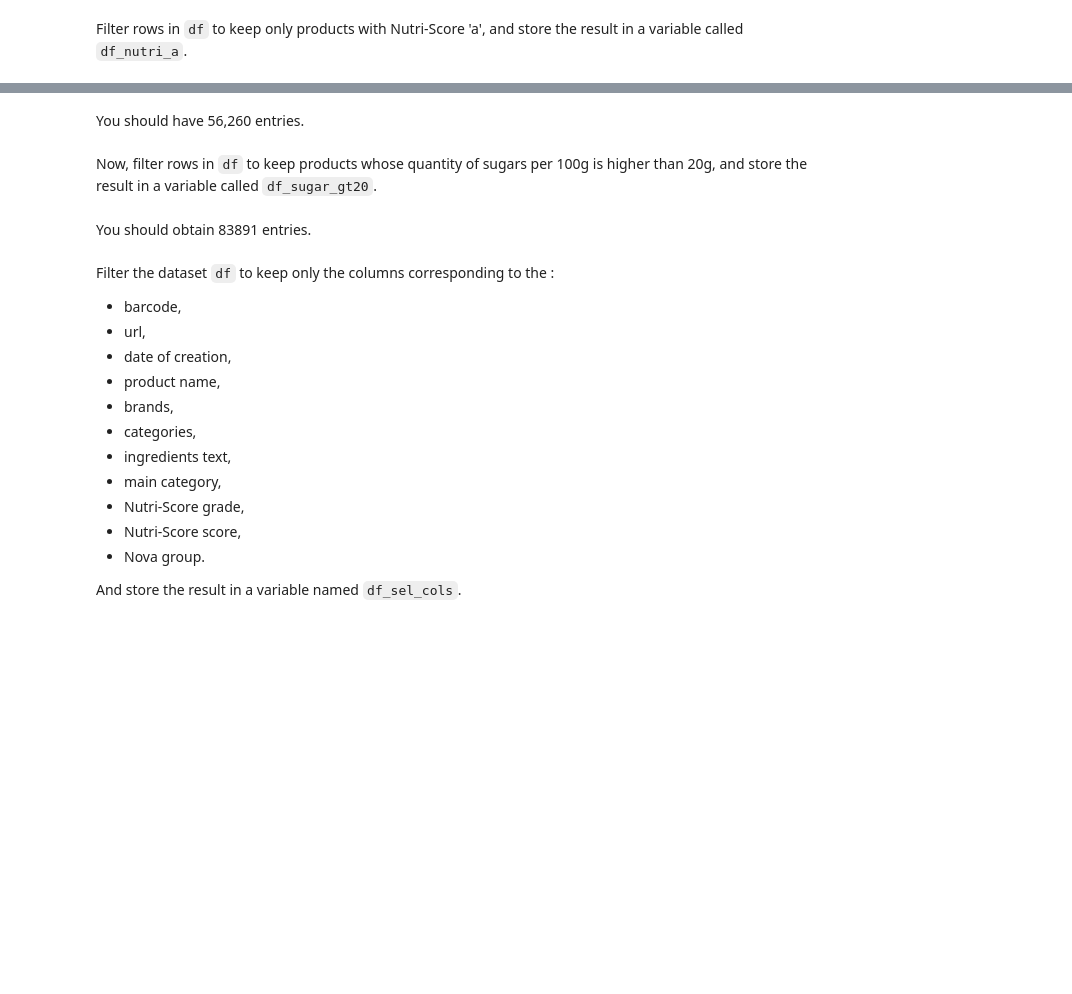
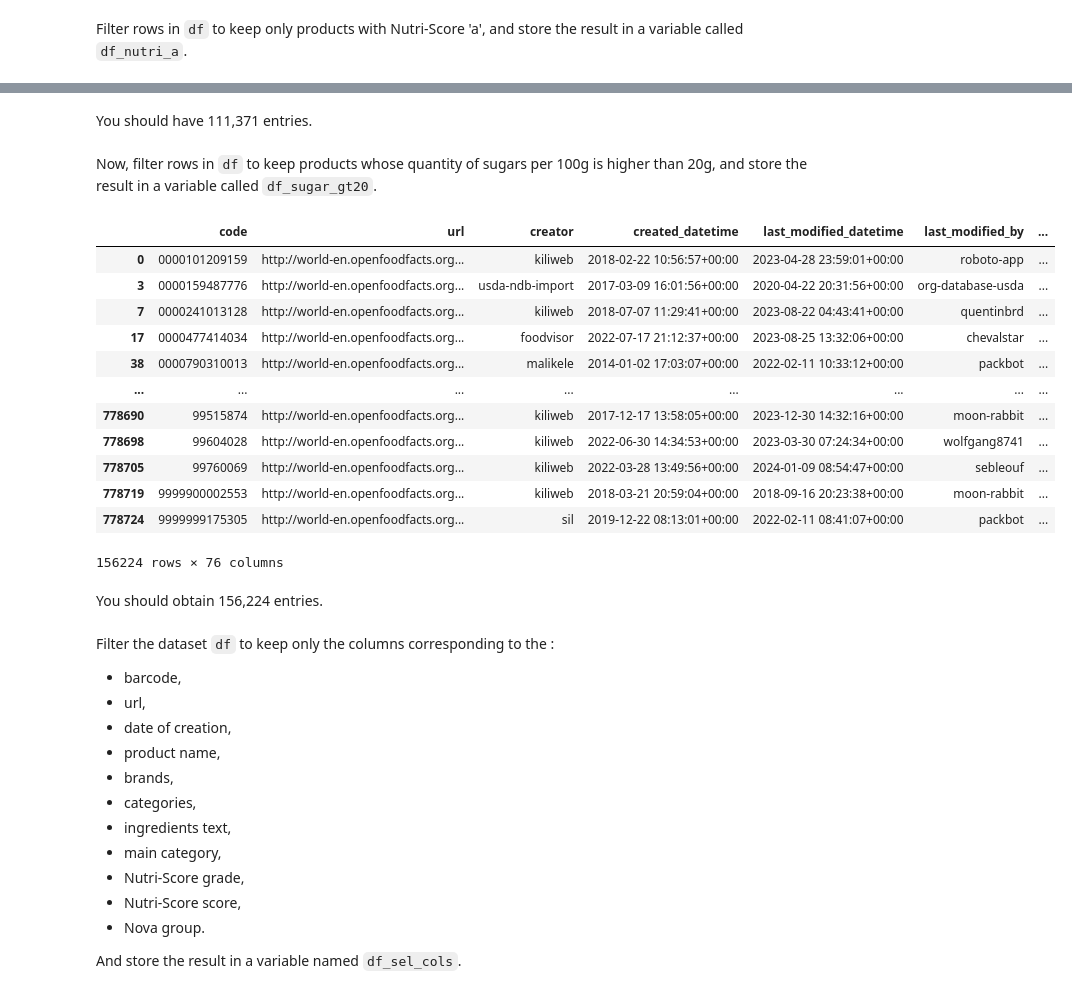
Before and after one commit to moreymat/scpo-data-science-bootcamp, a Jupyter notebook: notebooks/4_pandas_basics.ipynb, the cells around one changed output, grey strips where cells are left out. Drawn from its saved outputs; the diff is of its cells as text; code cells hidden in the pictures; blank space fills up the shorter version.

```diff
--- a/notebooks/4_pandas_basics.ipynb
+++ b/notebooks/4_pandas_basics.ipynb
@@ -84,9 +98,26 @@ df_nutri_a
 # %% [markdown]
-You should have 56,260 entries.
+You should have 111,371 entries.
 # %% [markdown]
 Now, filter rows in `df` to keep products whose quantity of sugars per 100g is higher than 20g, and store the result in a variable called `df_sugar_gt20`.
+# %%
+df_sugar_gt20 = df[df["sugars_100g"] > 20]
+df_sugar_gt20
+# %% [output]
+|  | code | url | creator | created_datetime | last_modified_datetime | last_modified_by | ... |
+| 0 | 0000101209159 | http://world-en.openfoodfacts.org... | kiliweb | 2018-02-22 10:56:57+00:00 | 2023-04-28 23:59:01+00:00 | roboto-app | ... |
+| 3 | 0000159487776 | http://world-en.openfoodfacts.org... | usda-ndb-import | 2017-03-09 16:01:56+00:00 | 2020-04-22 20:31:56+00:00 | org-database-usda | ... |
+| 7 | 0000241013128 | http://world-en.openfoodfacts.org... | kiliweb | 2018-07-07 11:29:41+00:00 | 2023-08-22 04:43:41+00:00 | quentinbrd | ... |
+| 17 | 0000477414034 | http://world-en.openfoodfacts.org... | foodvisor | 2022-07-17 21:12:37+00:00 | 2023-08-25 13:32:06+00:00 | chevalstar | ... |
+| 38 | 0000790310013 | http://world-en.openfoodfacts.org... | malikele | 2014-01-02 17:03:07+00:00 | 2022-02-11 10:33:12+00:00 | packbot | ... |
+| ... | ... | ... | ... | ... | ... | ... | ... |
+| 778690 | 99515874 | http://world-en.openfoodfacts.org... | kiliweb | 2017-12-17 13:58:05+00:00 | 2023-12-30 14:32:16+00:00 | moon-rabbit | ... |
+| 778698 | 99604028 | http://world-en.openfoodfacts.org... | kiliweb | 2022-06-30 14:34:53+00:00 | 2023-03-30 07:24:34+00:00 | wolfgang8741 | ... |
+| 778705 | 99760069 | http://world-en.openfoodfacts.org... | kiliweb | 2022-03-28 13:49:56+00:00 | 2024-01-09 08:54:47+00:00 | sebleouf | ... |
+| 778719 | 9999900002553 | http://world-en.openfoodfacts.org... | kiliweb | 2018-03-21 20:59:04+00:00 | 2018-09-16 20:23:38+00:00 | moon-rabbit | ... |
+| 778724 | 9999999175305 | http://world-en.openfoodfacts.org... | sil | 2019-12-22 08:13:01+00:00 | 2022-02-11 08:41:07+00:00 | packbot | ... |
+156224 rows × 76 columns
 # %% [markdown]
-You should obtain 83891 entries.
+You should obtain 156,224 entries.
 # %% [markdown]
 Filter the dataset `df` to keep only the columns corresponding to the :
 * barcode,
```
Also changed, not shown: parts of 76 cells of this notebook, 3 other files.
